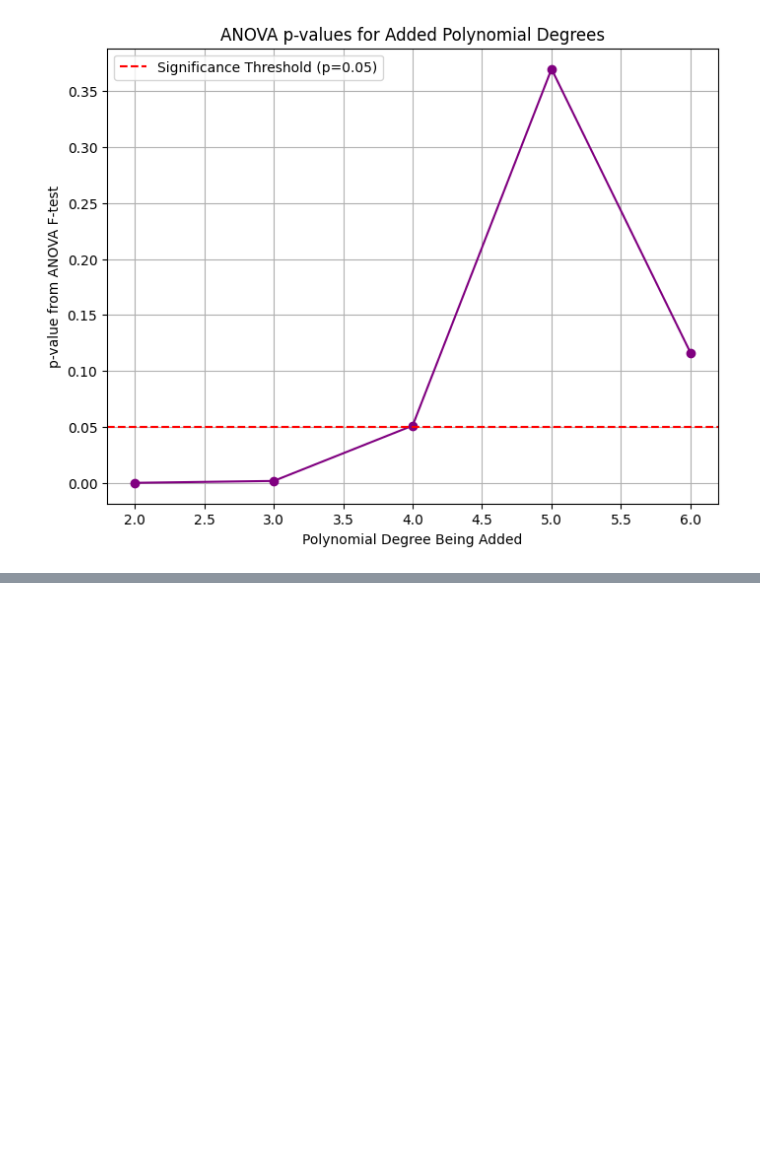
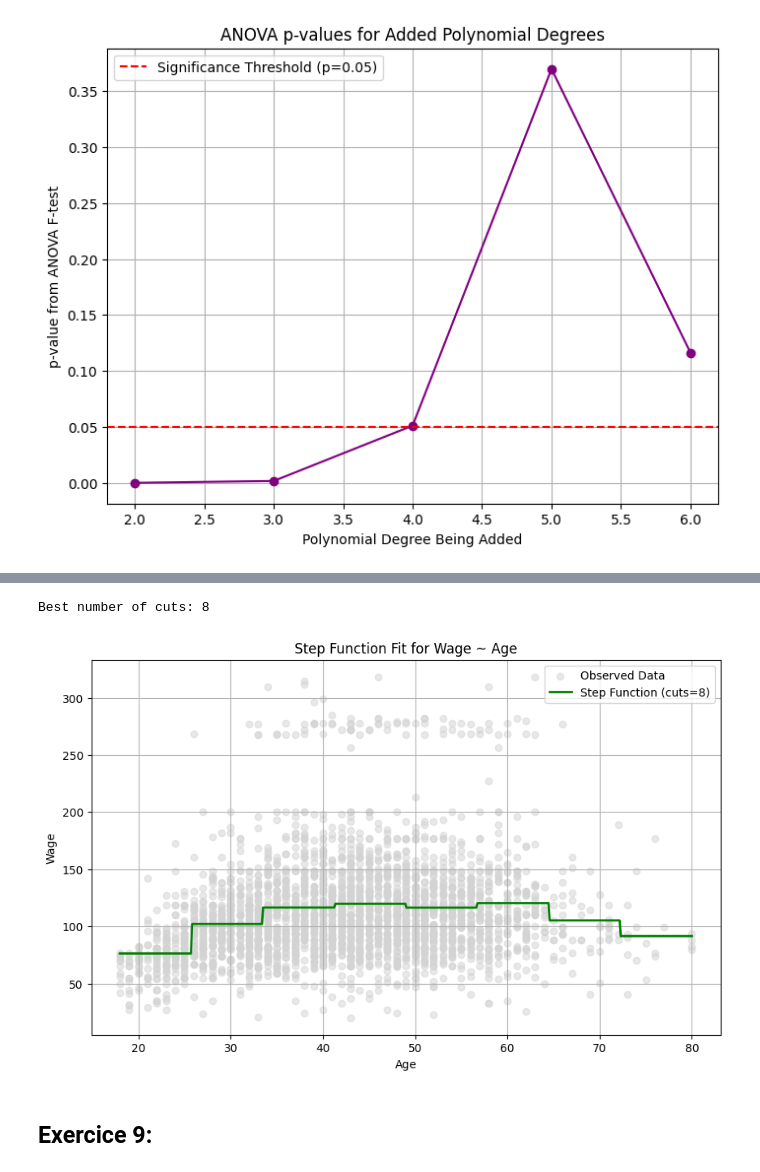
Before and after one commit to Abdoul1996/Statistic-learning, a Jupyter notebook: Stats_learning_And_data_mining/HW_7.ipynb, the cells around one changed output, grey strips where cells are left out. Cells and saved outputs as stored; diff of their text form; code cells hidden in the pictures; blank space fills up the shorter version.

```diff
--- a/Stats_learning_And_data_mining/HW_7.ipynb
+++ b/Stats_learning_And_data_mining/HW_7.ipynb
@@ -161,0 +192,44 @@ plt.show()
+# %%
+cuts_range = range(2, 11)
+cv_errors = []
+
+for n_cuts in cuts_range:
+    age_bins = pd.cut(X['age'], bins=n_cuts)
+    X_step = pd.get_dummies(age_bins)
+
+    model = LinearRegression()
+    mse = -cross_val_score(model, X_step, y, scoring='neg_mean_squared_error', cv=10).mean()
+    cv_errors.append(mse)
+
+# Find optimal number of cuts
+best_cuts = cuts_range[np.argmin(cv_errors)]
+print("Best number of cuts:", best_cuts)
+# %% [output]
+Best number of cuts: 8
+# %%
+# Refit using the best number of cuts
+age_bins = pd.cut(X['age'], bins=best_cuts)
+X_step = pd.get_dummies(age_bins)
+model = LinearRegression().fit(X_step, y)
+
+# Predict on age range
+age_range = np.linspace(X['age'].min(), X['age'].max(), 500)
+age_bin_pred = pd.cut(age_range, bins=best_cuts)
+X_pred_step = pd.get_dummies(age_bin_pred)
+X_pred_step = X_pred_step.reindex(columns=X_step.columns, fill_value=0)  # align columns
+wage_pred = model.predict(X_pred_step)
+
+# Plot
+plt.figure(figsize=(10, 6))
+plt.scatter(X['age'], y, color='lightgray', alpha=0.5, label='Observed Data')
+plt.plot(age_range, wage_pred, color='green', linewidth=2, label=f'Step Function (cuts={best_cuts})')
+plt.xlabel('Age')
+plt.ylabel('Wage')
+plt.title('Step Function Fit for Wage ~ Age')
+plt.legend()
+plt.grid(True)
+plt.show()
+# %% [output]
+[figure, added]
+# %% [markdown]
+## Exercice 9:
```
Also changed, not shown: parts of 17 cells of this notebook.
